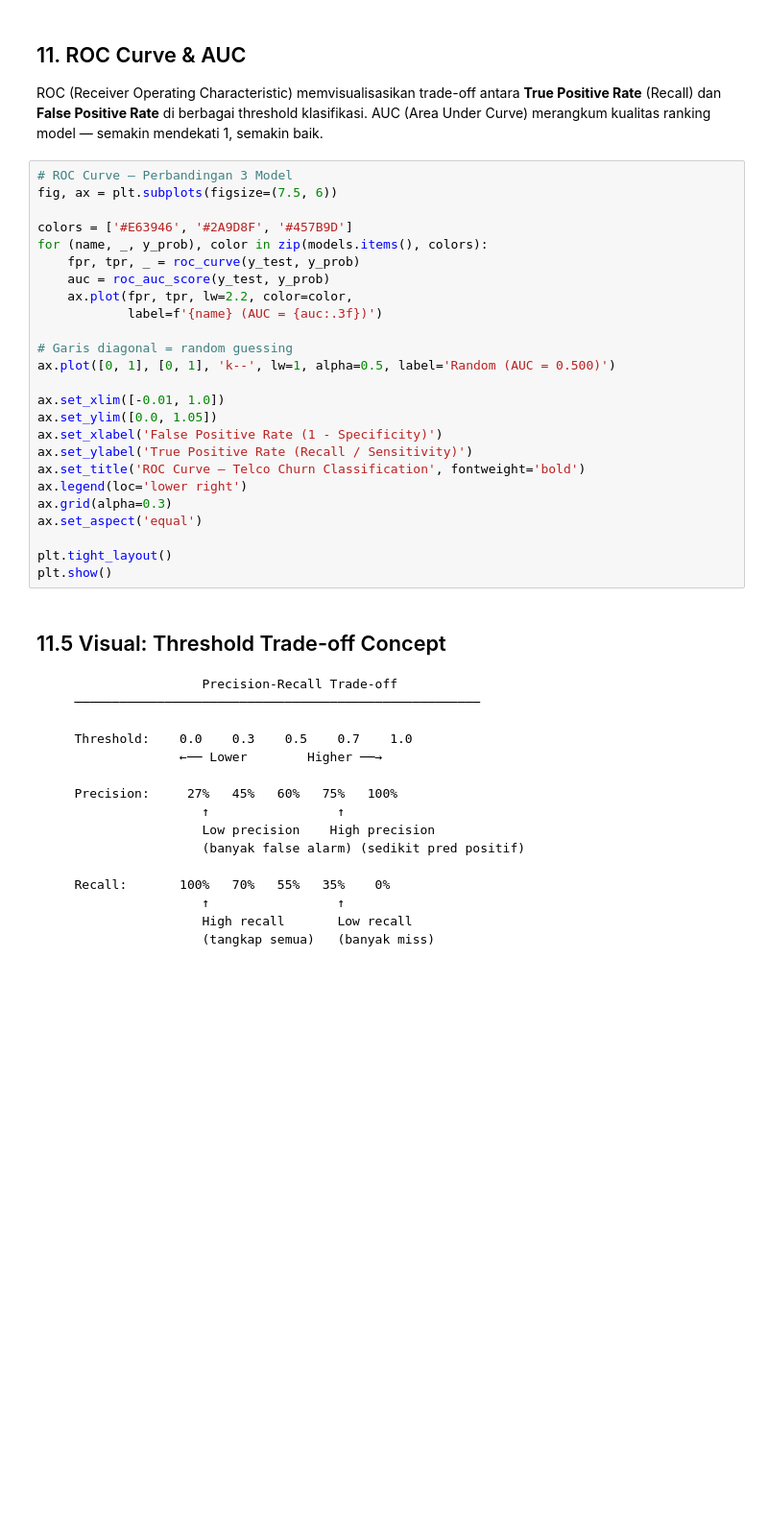
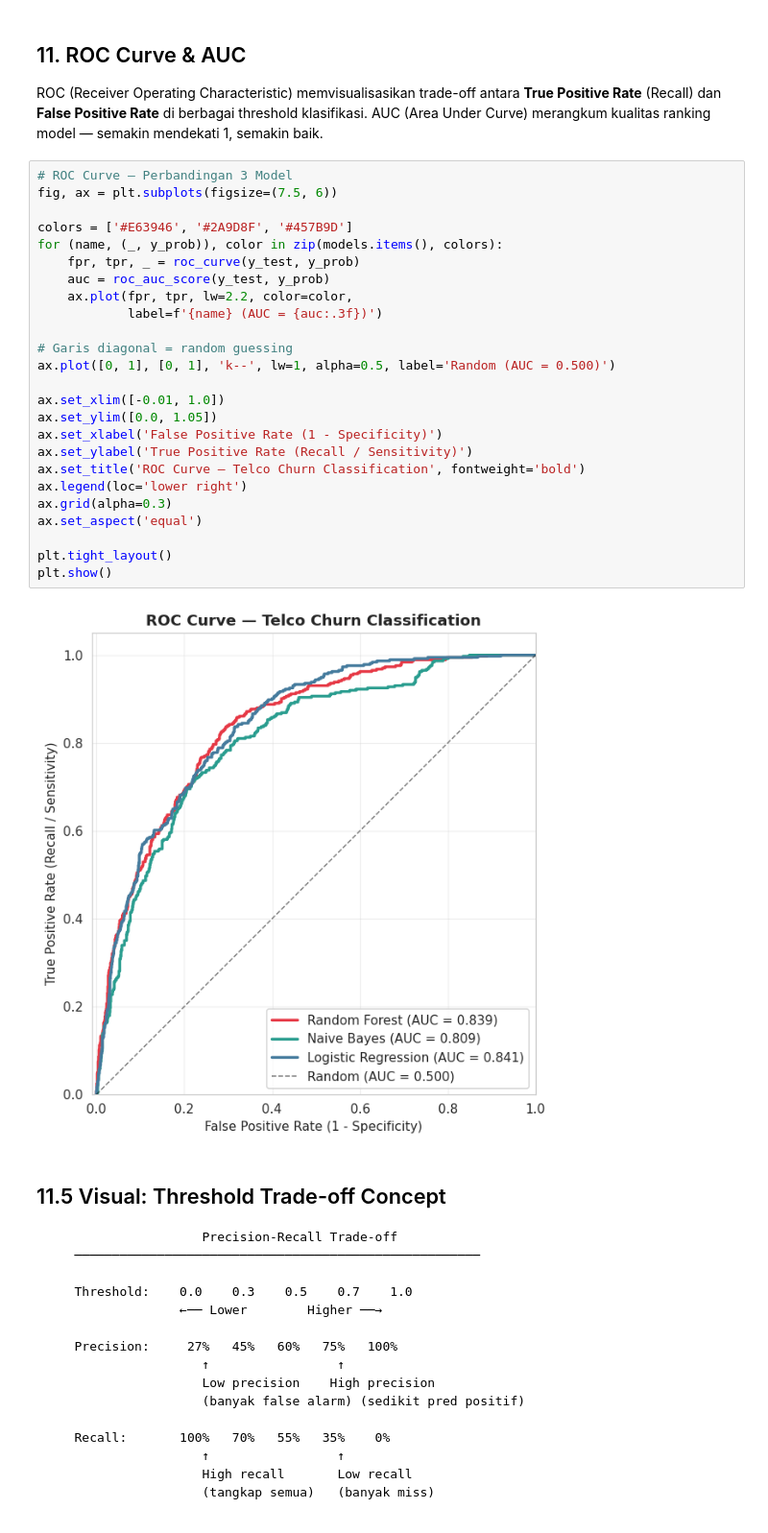
Before and after one commit to RanzCoder119/MK_DataScience_2026, a Jupyter notebook: Pertemuan10_RANU_RATMAJA_230401010104.ipynb, the cells around one changed output. Shown at 96% size. Saved outputs shown, nothing was run; the diff lists cells and outputs as text; blank space fills up the shorter version.

```diff
--- a/Pertemuan10_RANU_RATMAJA_230401010104.ipynb
+++ b/Pertemuan10_RANU_RATMAJA_230401010104.ipynb
@@ -567,28 +689,30 @@ ROC (Receiver Operating Characteristic) memvisualisasikan trade-off antara **Tru
 # %%
 # ROC Curve — Perbandingan 3 Model
 fig, ax = plt.subplots(figsize=(7.5, 6))
 
 colors = ['#E63946', '#2A9D8F', '#457B9D']
-for (name, _, y_prob), color in zip(models.items(), colors):
+for (name, (_, y_prob)), color in zip(models.items(), colors):
     fpr, tpr, _ = roc_curve(y_test, y_prob)
     auc = roc_auc_score(y_test, y_prob)
     ax.plot(fpr, tpr, lw=2.2, color=color,
             label=f'{name} (AUC = {auc:.3f})')
 
 # Garis diagonal = random guessing
 ax.plot([0, 1], [0, 1], 'k--', lw=1, alpha=0.5, label='Random (AUC = 0.500)')
 
 ax.set_xlim([-0.01, 1.0])
 ax.set_ylim([0.0, 1.05])
 ax.set_xlabel('False Positive Rate (1 - Specificity)')
 ax.set_ylabel('True Positive Rate (Recall / Sensitivity)')
 ax.set_title('ROC Curve — Telco Churn Classification', fontweight='bold')
 ax.legend(loc='lower right')
 ax.grid(alpha=0.3)
 ax.set_aspect('equal')
 
 plt.tight_layout()
 plt.show()
+# %% [output]
+[figure, added]
 # %% [markdown]
 ## 11.5 Visual: Threshold Trade-off Concept
 
```
Also changed, not shown: parts of 19 cells of this notebook.
